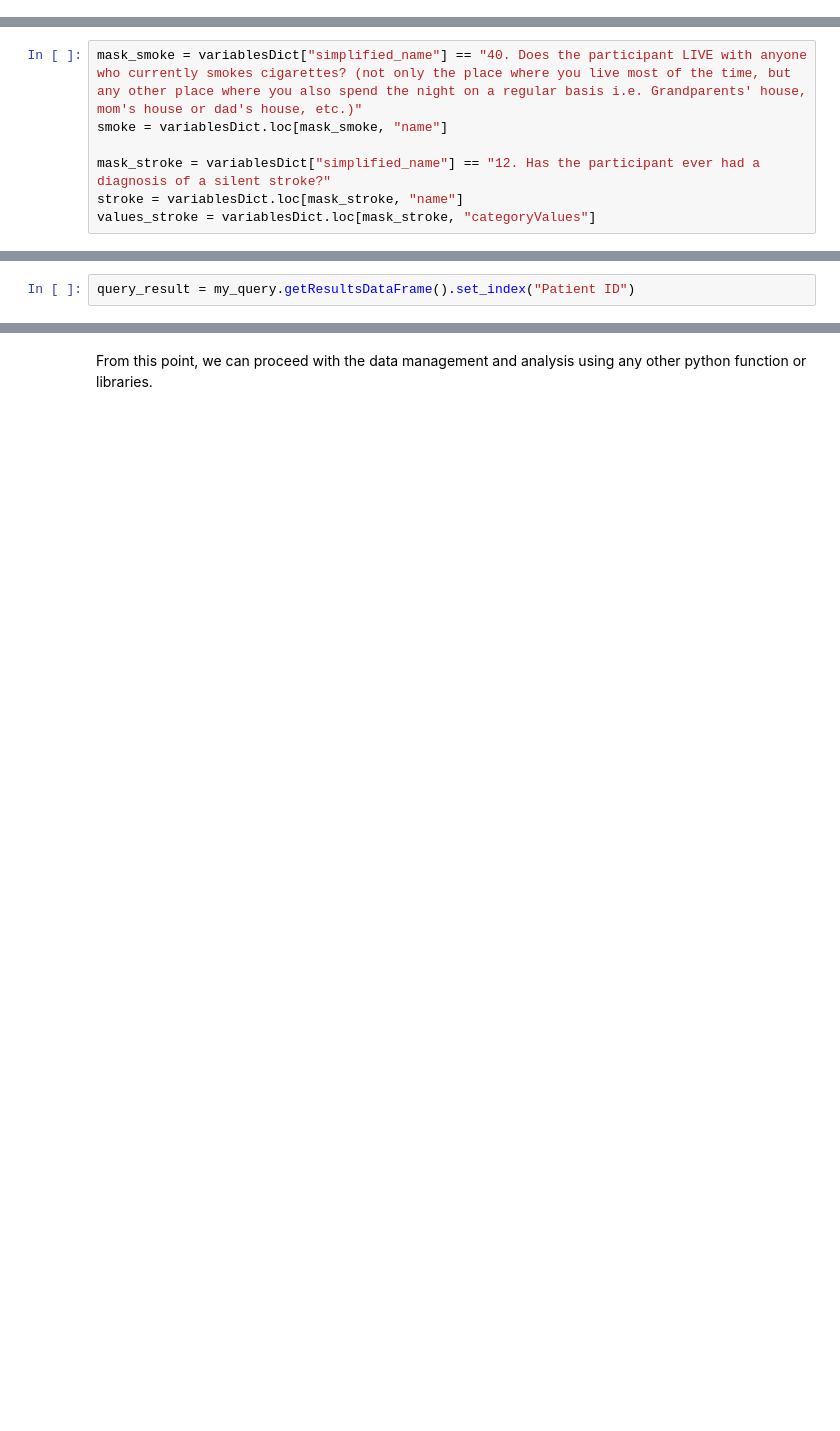
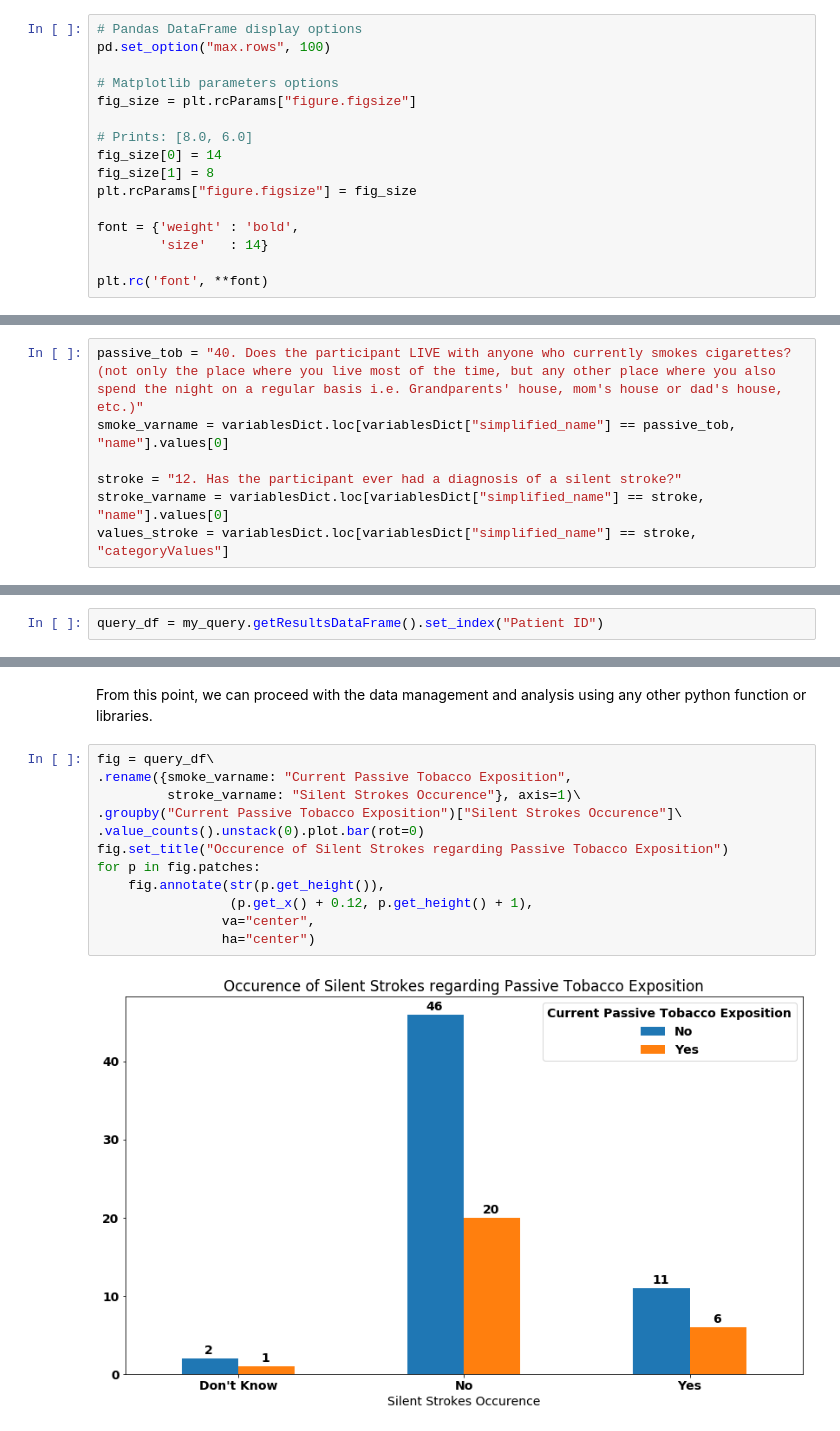
Before and after one commit to hms-dbmi/Access-to-Data-using-PIC-SURE-API, a Jupyter notebook: Cure_Sickle_Cell/python/PICSURE_API_101.ipynb, the cells around one changed output, grey strips where cells are left out. Saved outputs shown, nothing was run; the diff lists cells and outputs as text; blank space fills up the shorter version.

```diff
--- a/Cure_Sickle_Cell/python/PICSURE_API_101.ipynb
+++ b/Cure_Sickle_Cell/python/PICSURE_API_101.ipynb
@@ -75,3 +82,19 @@ pd.set_option("max.rows", 100)
+# %%
+# Pandas DataFrame display options
+pd.set_option("max.rows", 100)
+
+# Matplotlib parameters options
+fig_size = plt.rcParams["figure.figsize"]
+
+# Prints: [8.0, 6.0]
+fig_size[0] = 14
+fig_size[1] = 8
+plt.rcParams["figure.figsize"] = fig_size
+
+font = {'weight' : 'bold',
+        'size'   : 14}
+
+plt.rc('font', **font)
 # %% [markdown]
 ### Connecting to a PIC-SURE network
 # %% [markdown]
@@ -193,10 +297,10 @@ Let's say we want to select a cohort from the "SAC study" whom individuals have
 mask_study = variablesDict.index.get_level_values(0) == "SAC"
 varnames = variablesDict.loc[mask_study, "name"]
 # %%
-mask_smoke = variablesDict["simplified_name"] == "40. Does the participant LIVE with anyone who currently smokes cigarettes? (not only the place where you live most of the time, but any other place where you also spend the night on a regular basis i.e. Grandparents' house, mom's house or dad's house, etc.)"
-smoke = variablesDict.loc[mask_smoke, "name"]
+passive_tob = "40. Does the participant LIVE with anyone who currently smokes cigarettes? (not only the place where you live most of the time, but any other place where you also spend the night on a regular basis i.e. Grandparents' house, mom's house or dad's house, etc.)"
+smoke_varname = variablesDict.loc[variablesDict["simplified_name"] == passive_tob, "name"].values[0]
 
-mask_stroke = variablesDict["simplified_name"] == "12. Has the participant ever had a diagnosis of a silent stroke?"
-stroke = variablesDict.loc[mask_stroke, "name"]
-values_stroke = variablesDict.loc[mask_stroke, "categoryValues"]
+stroke = "12. Has the participant ever had a diagnosis of a silent stroke?"
+stroke_varname = variablesDict.loc[variablesDict["simplified_name"] == stroke, "name"].values[0]
+values_stroke = variablesDict.loc[variablesDict["simplified_name"] == stroke, "categoryValues"]
 # %%
@@ -208,4 +314,4 @@ my_query.select().add(varnames)
 # %% [markdown]
 Once our query object is finally built, we use the `query.run` function to retrieve the data corresponding to our query
 # %%
-query_result = my_query.getResultsDataFrame().set_index("Patient ID")
+query_df = my_query.getResultsDataFrame().set_index("Patient ID")
@@ -216,2 +329,16 @@ query_result.head()
 # %% [markdown]
 From this point, we can proceed with the data management and analysis using any other python function or libraries.
+# %%
+fig = query_df\
+.rename({smoke_varname: "Current Passive Tobacco Exposition",
+         stroke_varname: "Silent Strokes Occurence"}, axis=1)\
+.groupby("Current Passive Tobacco Exposition")["Silent Strokes Occurence"]\
+.value_counts().unstack(0).plot.bar(rot=0)
+fig.set_title("Occurence of Silent Strokes regarding Passive Tobacco Exposition")
+for p in fig.patches:
+    fig.annotate(str(p.get_height()),
+                 (p.get_x() + 0.12, p.get_height() + 1),
+                va="center",
+                ha="center")
+# %% [output]
+[figure, added]
```
Also changed, not shown: parts of 14 cells of this notebook, 3 other files.
